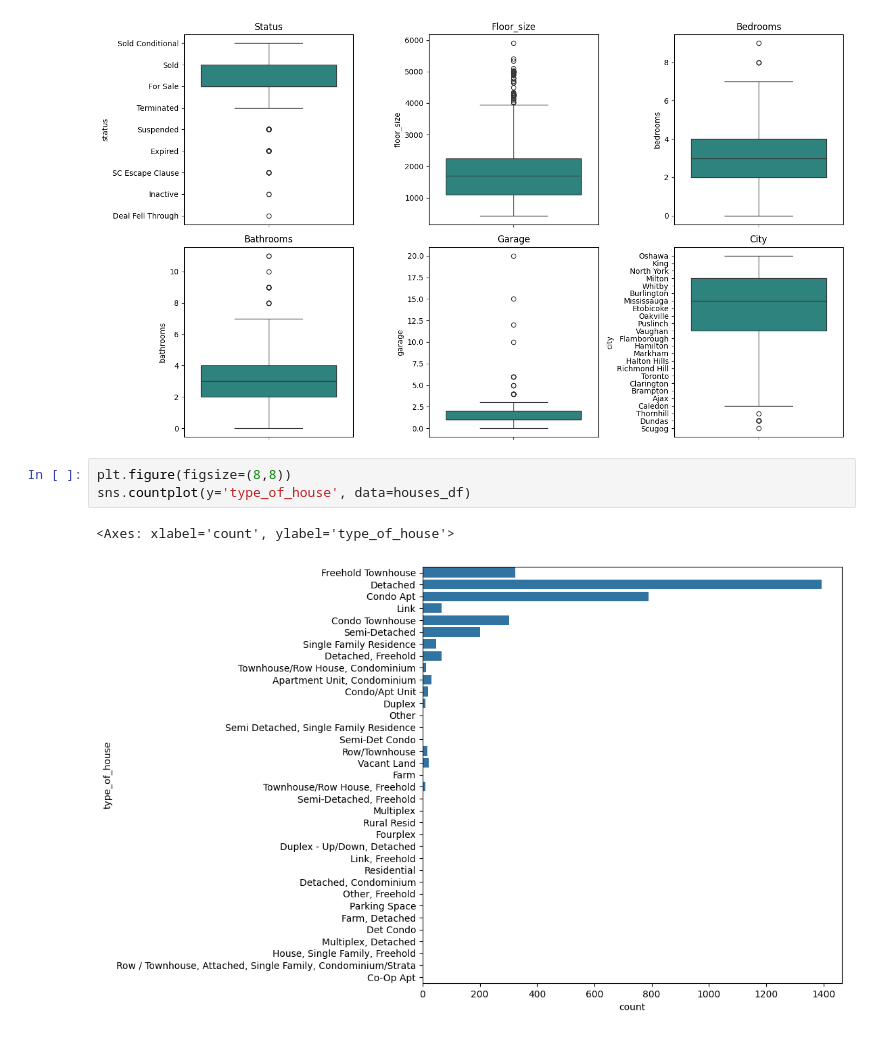
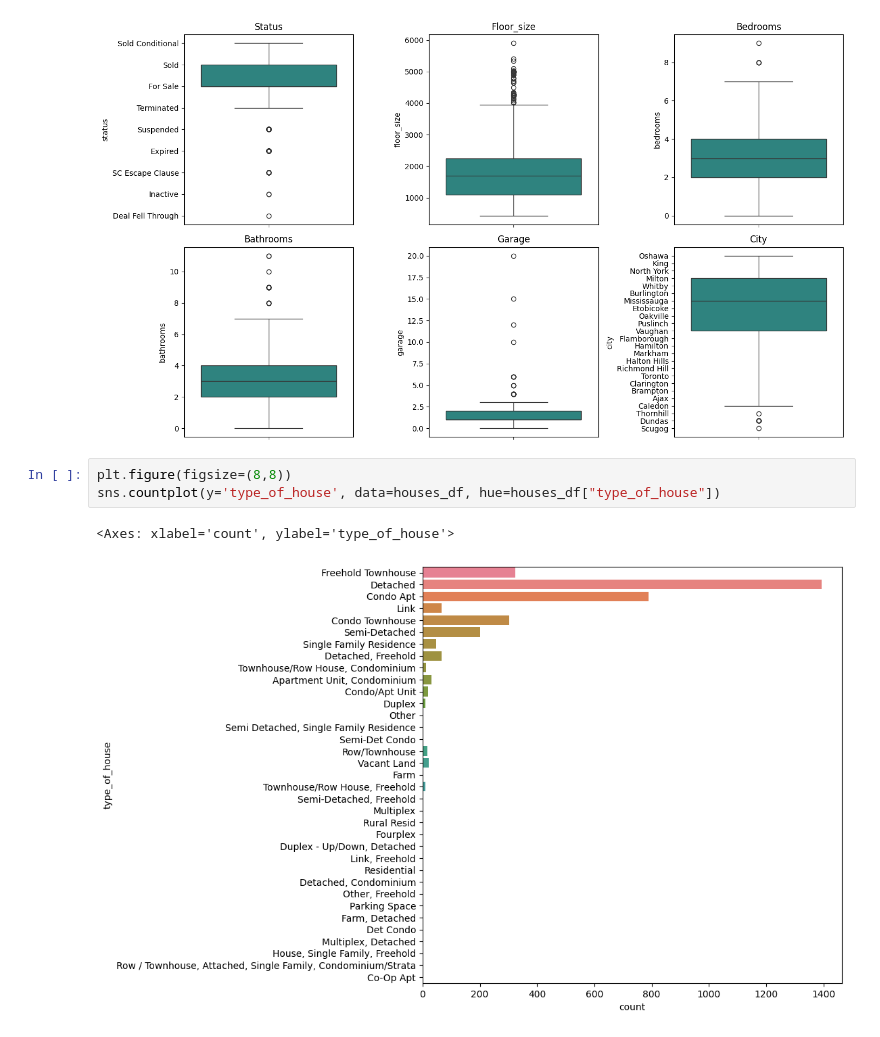
Before and after one commit to MaisieDeGraaf/Housing-Project_Final, a Jupyter notebook: linreg_housing.ipynb, the cells around one changed output. Saved outputs shown, nothing was run; the diff lists cells and outputs as text.

```diff
--- a/linreg_housing.ipynb
+++ b/linreg_housing.ipynb
@@ -240,7 +240,7 @@ Passing `palette` without assigning `hue` is deprecated and will be removed in v
 [figure]
 # %%
 plt.figure(figsize=(8,8))
-sns.countplot(y='type_of_house', data=houses_df)
+sns.countplot(y='type_of_house', data=houses_df, hue=houses_df["type_of_house"])
 # %% [output]
 <Axes: xlabel='count', ylabel='type_of_house'>
-[figure, old version]
+[figure, new version]
```
